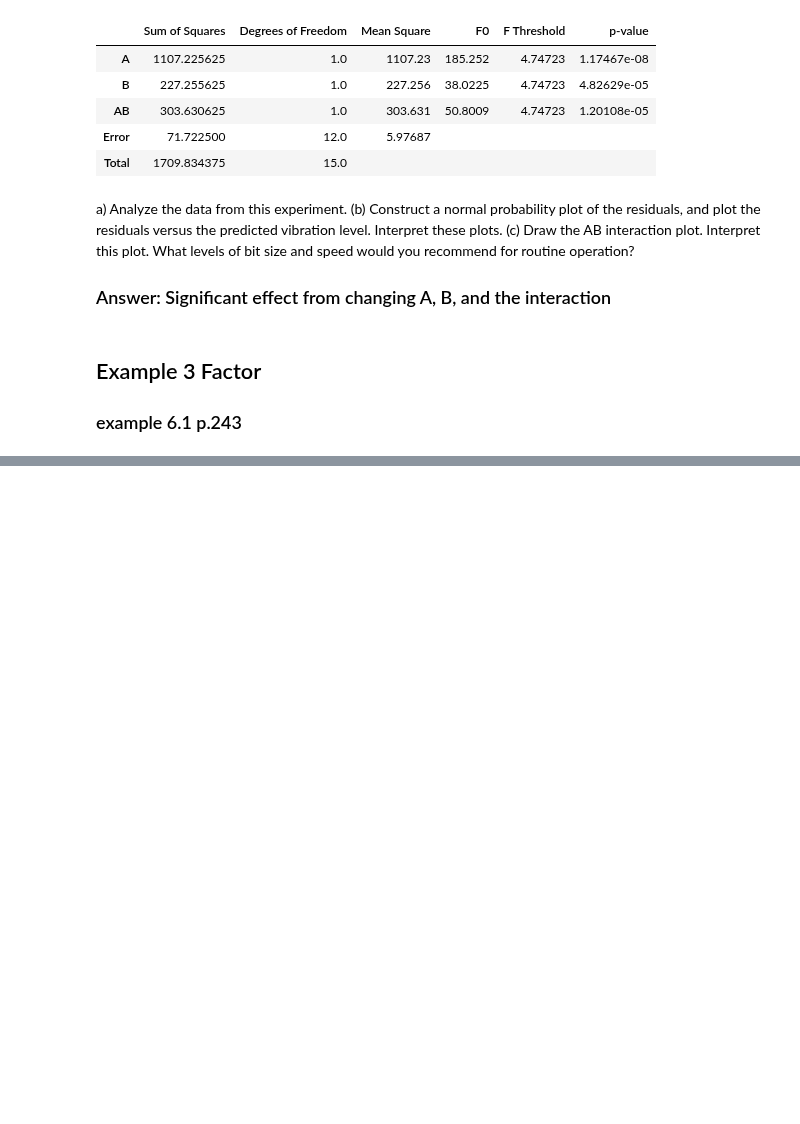
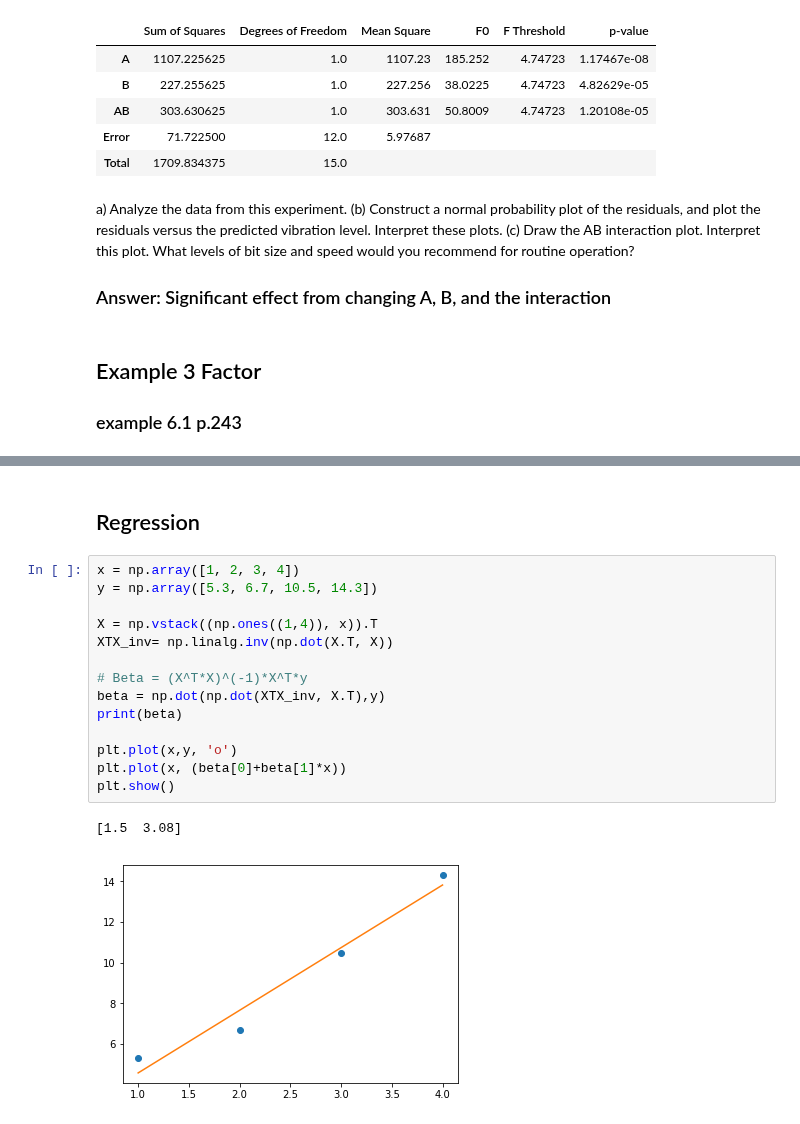
Before and after one commit to mwnewlin/AFIT, a Jupyter notebook: CSCE 554/Newlin_in_class_2_CSCE554.ipynb, the cells around one changed output, grey strips where cells are left out. Cells and saved outputs as stored; diff of their text form; blank space fills up the shorter version.

```diff
--- a/CSCE 554/Newlin_in_class_2_CSCE554.ipynb
+++ b/CSCE 554/Newlin_in_class_2_CSCE554.ipynb
@@ -557,3 +556,22 @@ ABC          5.625         126.562
 | ABC | 126.5625 | 1.0 | 126.562 | 0.056186 | 5.31766 | 0.818586 |
 | Error | 18020.5000 | 8.0 | 2252.56 |  |  |  |
 | Total | 531420.9375 | 14.0 |  |  |  |  |
+# %% [markdown]
+## Regression
+# %%
+x = np.array([1, 2, 3, 4])
+y = np.array([5.3, 6.7, 10.5, 14.3])
+
+X = np.vstack((np.ones((1,4)), x)).T
+XTX_inv= np.linalg.inv(np.dot(X.T, X))
+
+# Beta = (X^T*X)^(-1)*X^T*y
+beta = np.dot(np.dot(XTX_inv, X.T),y)
+print(beta)
+
+plt.plot(x,y, 'o')
+plt.plot(x, (beta[0]+beta[1]*x))
+plt.show()
+# %% [output]
+[1.5  3.08]
+[figure, added]
```
Also changed, not shown: parts of 5 cells of this notebook, 2 other files.
